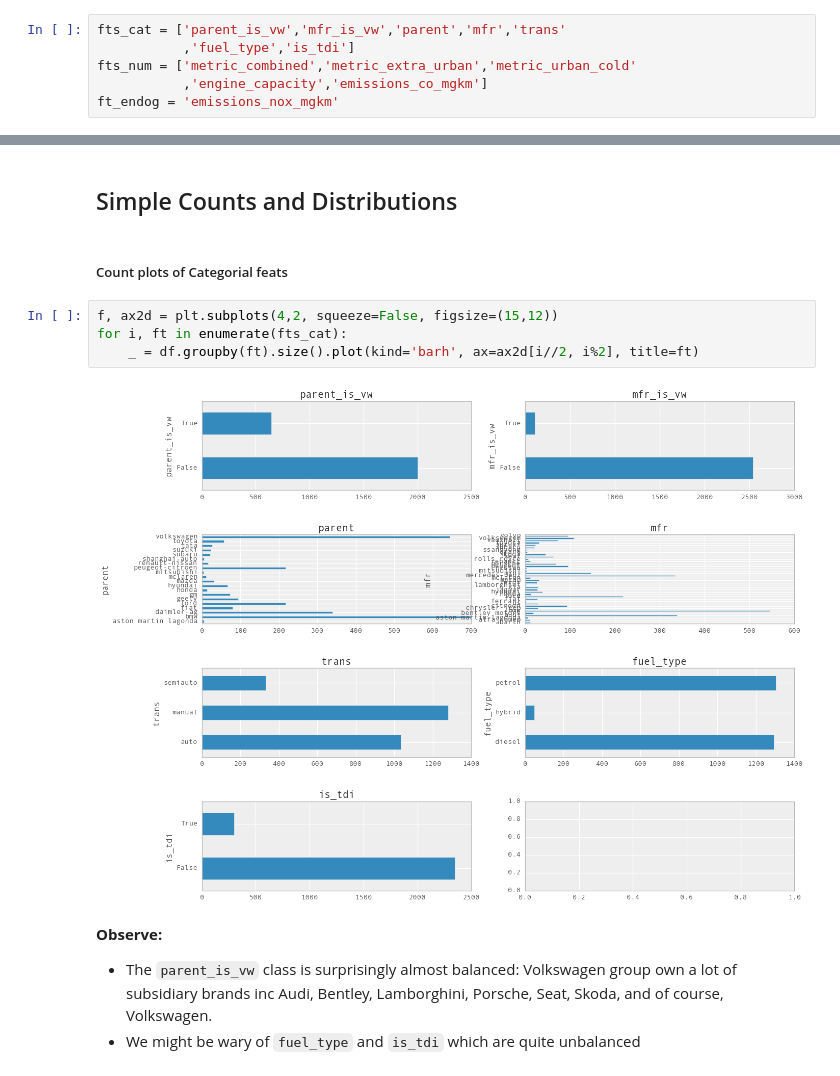
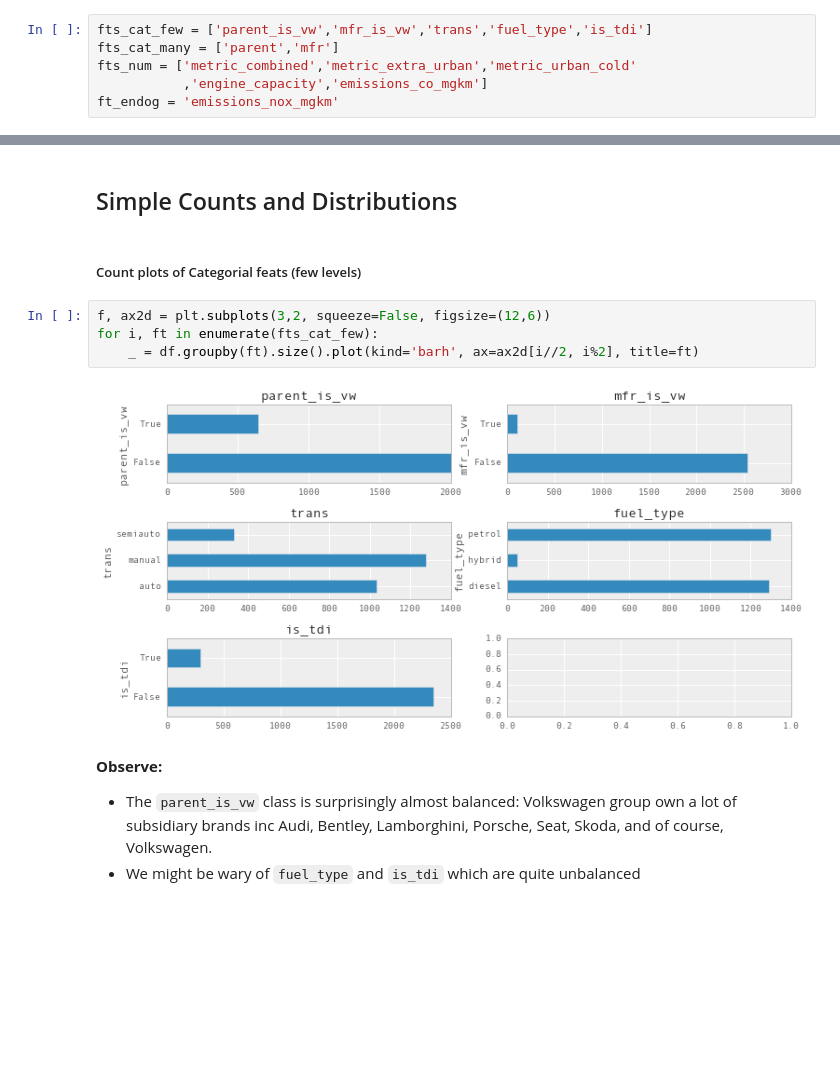
Before and after one commit to jonsedar/pymc3_vs_pystan, a Jupyter notebook: 20_InitialDataAnalysis.ipynb, the cells around one changed output, grey strips where cells are left out. Saved outputs shown, nothing was run; the diff lists cells and outputs as text; blank space fills up the shorter version.

```diff
--- a/20_InitialDataAnalysis.ipynb
+++ b/20_InitialDataAnalysis.ipynb
@@ -111,8 +106,8 @@ custom_describe(df)
 # %% [markdown]
 ##### Declare feats for use
 # %%
-fts_cat = ['parent_is_vw','mfr_is_vw','parent','mfr','trans'
-           ,'fuel_type','is_tdi']
+fts_cat_few = ['parent_is_vw','mfr_is_vw','trans','fuel_type','is_tdi']
+fts_cat_many = ['parent','mfr']
 fts_num = ['metric_combined','metric_extra_urban','metric_urban_cold'
            ,'engine_capacity','emissions_co_mgkm']
 ft_endog = 'emissions_nox_mgkm'
@@ -134,13 +129,13 @@ We want to see if VW displays unusual patterns in NOx emissions compared to the
 # %% [markdown]
 ## Simple Counts and Distributions
 # %% [markdown]
-##### Count plots of Categorial feats
+##### Count plots of Categorial feats (few levels)
 # %%
-f, ax2d = plt.subplots(4,2, squeeze=False, figsize=(15,12))
-for i, ft in enumerate(fts_cat):
+f, ax2d = plt.subplots(3,2, squeeze=False, figsize=(12,6))
+for i, ft in enumerate(fts_cat_few):
     _ = df.groupby(ft).size().plot(kind='barh', ax=ax2d[i//2, i%2], title=ft)
 # %% [output]
-[figure, old version]
+[figure, new version]
 # %% [markdown]
 **Observe:**
 
```
Also changed, not shown: parts of 22 cells of this notebook, 3 other files.
